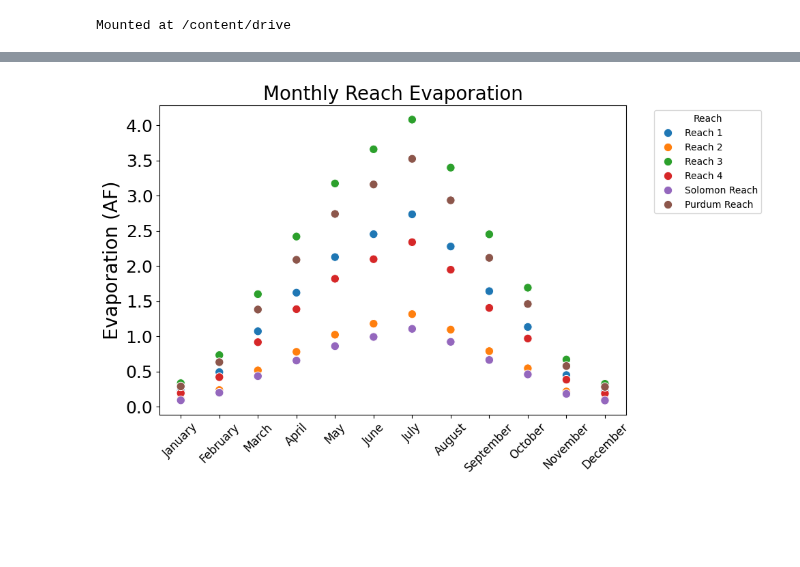
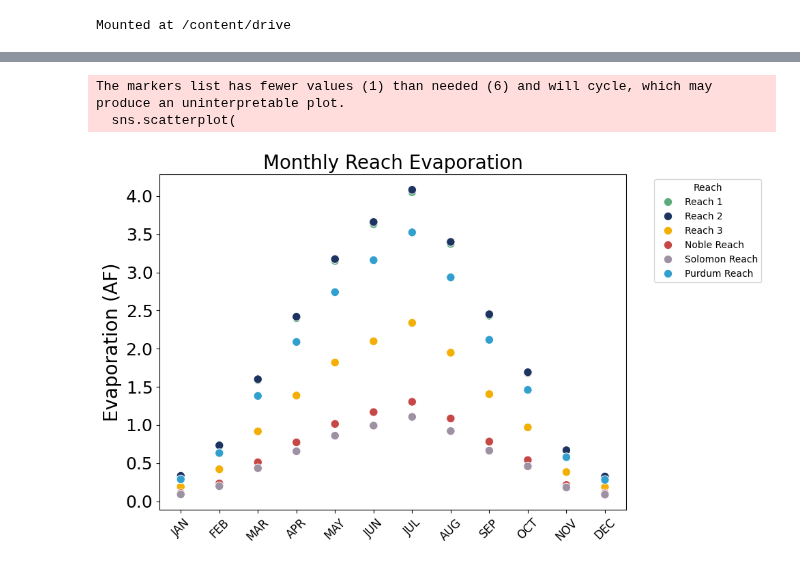
Before and after one commit to carlibeisel/mason_water_budget, a Jupyter notebook: reach_pet.ipynb, the cells around one changed output, grey strips where cells are left out. Drawn from its saved outputs; the diff is of its cells as text; code cells hidden in the pictures; blank space fills up the shorter version.

Commit message:
updated for noble

```diff
--- a/reach_pet.ipynb
+++ b/reach_pet.ipynb
@@ -50,60 +29,53 @@ plt.show()
 # %%
-file = pd.read_csv('/content/drive/MyDrive/Data/Mason Water Budget/data_output/pet_out/reach_pet.csv')
+file = pd.read_csv('/content/drive/MyDrive/Data/Mason Water Budget/data_input/pet/reach_pet.csv')
 
 reach_colors = {
-    'Reach 1': '#1f77b4',  # Blue
-    'Reach 2': '#ff7f0e',  # Orange
-    'Reach 3': '#2ca02c',  # Green
-    'Reach 4': '#d62728',  # Red
-    'Solomon Reach': '#9467bd',  # Purple
-    'Purdum Reach': '#8c564b'  # Brown
-}
-
-reach_markers = {
-    'Reach 1': 'o',  # Circle
-    'Reach 2': 'o',  # Square
-    'Reach 3': 'o',  # Triangle
-    'Reach 4': 'o',  # Diamond
-    'Solomon Reach': 'o',  # Downward triangle
-    'Purdum Reach': 'o'  # Plus
+    "Reach 1": "#5CAB7D",
+    "Reach 2": "#1D3461",
+    "Reach 3": "#F3AF04",
+    "Purdum Reach": "#32A0CF",
+    "Solomon Reach": "#9D91A3",
+    "Noble Reach": "#C64846"
 }
 
 # Map the 'Month' column using the month_map dictionary
 file['Month'] = file['Month'].map({
-    1: 'January', 2: 'February', 3: 'March', 4: 'April',
-    5: 'May', 6: 'June', 7: 'July', 8: 'August',
-    9: 'September', 10: 'October', 11: 'November', 12: 'December'
+    1: 'JAN', 2: 'FEB', 3: 'MAR', 4: 'APR',
+    5: 'MAY', 6: 'JUN', 7: 'JUL', 8: 'AUG',
+    9: 'SEP', 10: 'OCT', 11: 'NOV', 12: 'DEC'
 })
 
 # Create a scatter plot
 plt.figure(figsize=(10, 6))
 sns.scatterplot(
     data=file,
     x='Month',
     y='PET (af/month)',
     hue='Reach',
     style='Reach',
     palette=reach_colors,
-    markers=reach_markers,
+    markers=['o'],
     s=80
 )
 
 # Customize the plot
 plt.title('Monthly Reach Evaporation', fontsize=20)
 plt.xlabel('', fontsize=14)
 plt.ylabel('Evaporation (AF)', fontsize=20)
 plt.xticks(fontsize=22)
 plt.yticks(fontsize=18)
 
 # Move the legend outside of the plot
 plt.legend(title='Reach', bbox_to_anchor=(1.05, 1), loc='upper left')
 
 # Rotate the x-axis labels for better readability
 plt.xticks(rotation=45, fontsize=12)
 
 # Show the plot
 plt.tight_layout()
 plt.savefig('/content/drive/MyDrive/Carli Thesis/Figures/Water Budget/reach_pet.png', dpi=300, bbox_inches='tight')
 plt.show()
 # %% [output]
+The markers list has fewer values (1) than needed (6) and will cycle, which may produce an uninterpretable plot.
+  sns.scatterplot(
-[figure, old version]
+[figure, new version]
```
Also changed, not shown: parts of 2 cells of this notebook.
